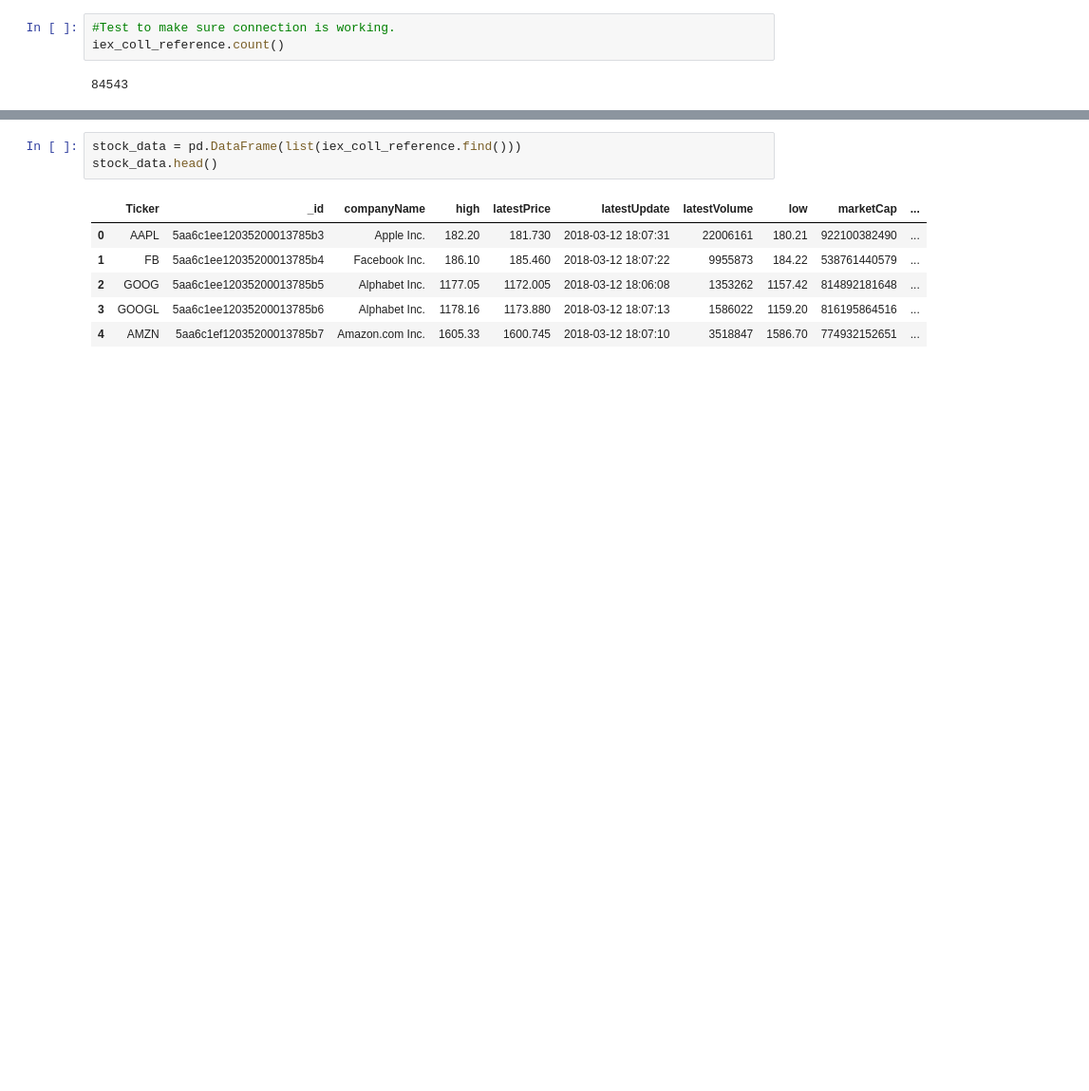
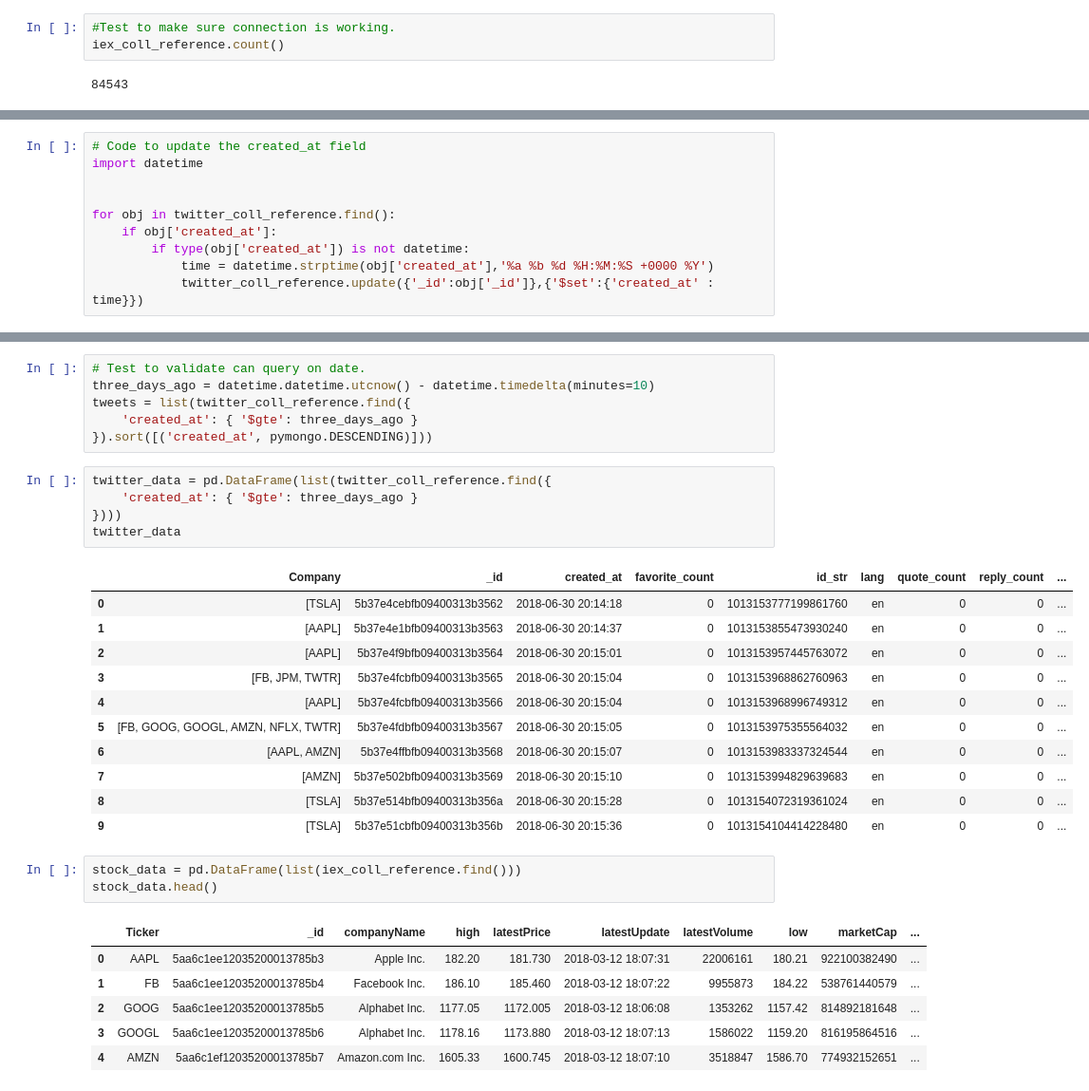
Before and after one commit to madderle/Capstone-Realtime-Streaming-Analytics, a Jupyter notebook: data-producers/Analytics/Mongo Monitoring and Analytics.ipynb, the cells around one changed output, grey strips where cells are left out. Shown: that part at 95% size. Drawn from its saved outputs; the diff is of its cells as text; blank space fills up the shorter version.

Commit message:
Added code to clean existing tweet dates, and changed to update date before write to db

```diff
--- a/data-producers/Analytics/Mongo Monitoring and Analytics.ipynb
+++ b/data-producers/Analytics/Mongo Monitoring and Analytics.ipynb
@@ -37,0 +50,10 @@ twitter_data.head()
+# %%
+# Code to update the created_at field
+import datetime
+
+
+for obj in twitter_coll_reference.find():
+    if obj['created_at']:
+        if type(obj['created_at']) is not datetime:
+            time = datetime.strptime(obj['created_at'],'%a %b %d %H:%M:%S +0000 %Y')
+            twitter_coll_reference.update({'_id':obj['_id']},{'$set':{'created_at' : time}})
@@ -38,3 +65,26 @@ twitter_data.head()
+# %%
+# Test to validate can query on date.
+three_days_ago = datetime.datetime.utcnow() - datetime.timedelta(minutes=10)
+tweets = list(twitter_coll_reference.find({
+    'created_at': { '$gte': three_days_ago }
+}).sort([('created_at', pymongo.DESCENDING)]))
+# %%
+twitter_data = pd.DataFrame(list(twitter_coll_reference.find({
+    'created_at': { '$gte': three_days_ago }
+})))
+twitter_data
+# %% [output]
+|  | Company | _id | created_at | favorite_count | id_str | lang | quote_count | reply_count | ... |
+| 0 | [TSLA] | 5b37e4cebfb09400313b3562 | 2018-06-30 20:14:18 | 0 | 1013153777199861760 | en | 0 | 0 | ... |
+| 1 | [AAPL] | 5b37e4e1bfb09400313b3563 | 2018-06-30 20:14:37 | 0 | 1013153855473930240 | en | 0 | 0 | ... |
+| 2 | [AAPL] | 5b37e4f9bfb09400313b3564 | 2018-06-30 20:15:01 | 0 | 1013153957445763072 | en | 0 | 0 | ... |
+| 3 | [FB, JPM, TWTR] | 5b37e4fcbfb09400313b3565 | 2018-06-30 20:15:04 | 0 | 1013153968862760963 | en | 0 | 0 | ... |
+| 4 | [AAPL] | 5b37e4fcbfb09400313b3566 | 2018-06-30 20:15:04 | 0 | 1013153968996749312 | en | 0 | 0 | ... |
+| 5 | [FB, GOOG, GOOGL, AMZN, NFLX, TWTR] | 5b37e4fdbfb09400313b3567 | 2018-06-30 20:15:05 | 0 | 1013153975355564032 | en | 0 | 0 | ... |
+| 6 | [AAPL, AMZN] | 5b37e4ffbfb09400313b3568 | 2018-06-30 20:15:07 | 0 | 1013153983337324544 | en | 0 | 0 | ... |
+| 7 | [AMZN] | 5b37e502bfb09400313b3569 | 2018-06-30 20:15:10 | 0 | 1013153994829639683 | en | 0 | 0 | ... |
+| 8 | [TSLA] | 5b37e514bfb09400313b356a | 2018-06-30 20:15:28 | 0 | 1013154072319361024 | en | 0 | 0 | ... |
+| 9 | [TSLA] | 5b37e51cbfb09400313b356b | 2018-06-30 20:15:36 | 0 | 1013154104414228480 | en | 0 | 0 | ... |
 # %%
 stock_data = pd.DataFrame(list(iex_coll_reference.find()))
 stock_data.head()
```
Also changed, not shown: parts of 4 cells of this notebook, 2 other files.
